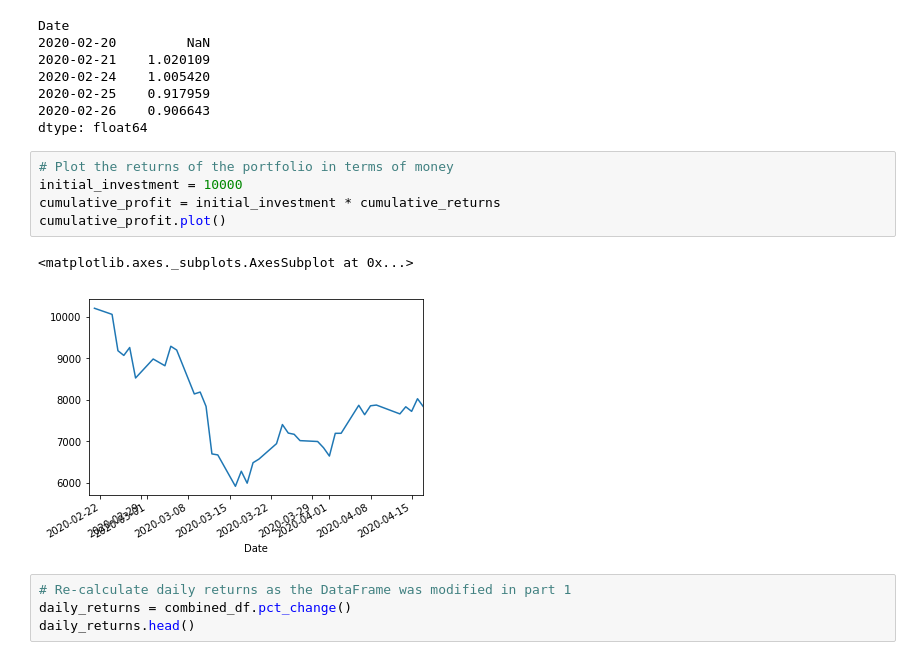
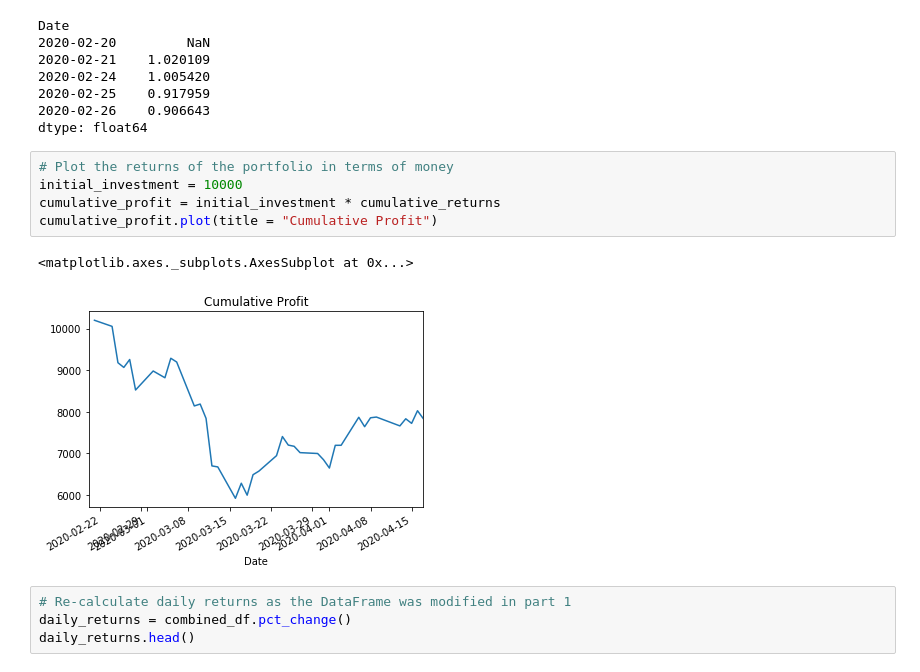
Before and after one commit to VandyFinTech2020/Coming-Back-from-COVID-19-A-Short-Term-Portfolio-Plan, a Jupyter notebook: 08-Project1/MonteCarlo/Analysis/Monte Carlo Analysis Recent.ipynb, the cells around one changed output. Drawn from its saved outputs; the diff is of its cells as text.

```diff
--- a/08-Project1/MonteCarlo/Analysis/Monte Carlo Analysis Recent.ipynb
+++ b/08-Project1/MonteCarlo/Analysis/Monte Carlo Analysis Recent.ipynb
@@ -118,11 +118,11 @@ dtype: float64
 # %%
 # Plot the returns of the portfolio in terms of money
 initial_investment = 10000
 cumulative_profit = initial_investment * cumulative_returns
-cumulative_profit.plot()
+cumulative_profit.plot(title = "Cumulative Profit")
 # %% [output]
 <matplotlib.axes._subplots.AxesSubplot at 0x...>
-[figure, old version]
+[figure, new version]
 # %%
 # Re-calculate daily returns as the DataFrame was modified in part 1
 daily_returns = combined_df.pct_change()
```
Also changed, not shown: parts of 23 cells of this notebook, 23 other files.
